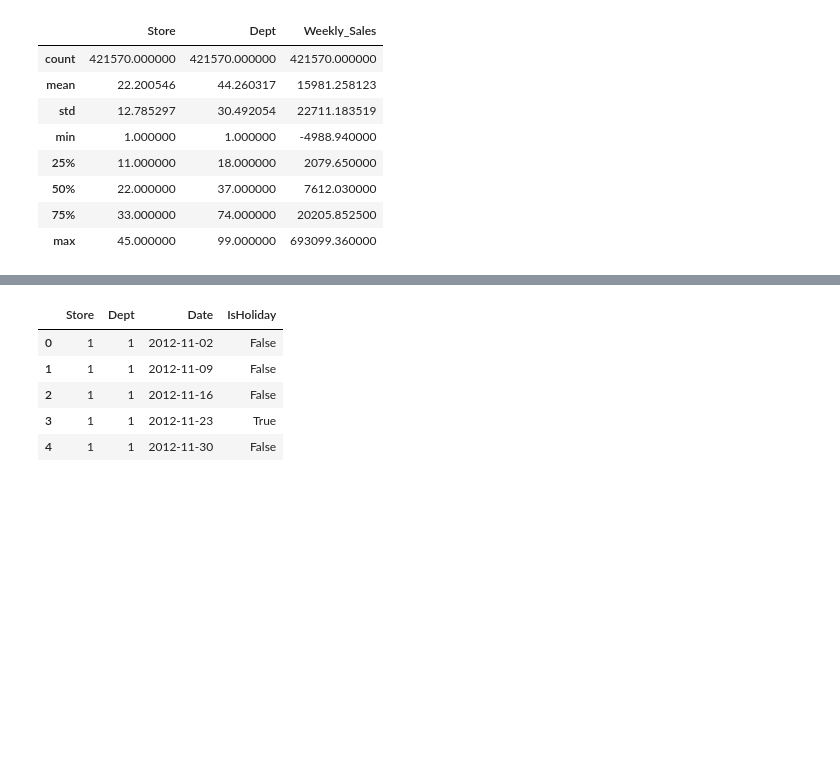
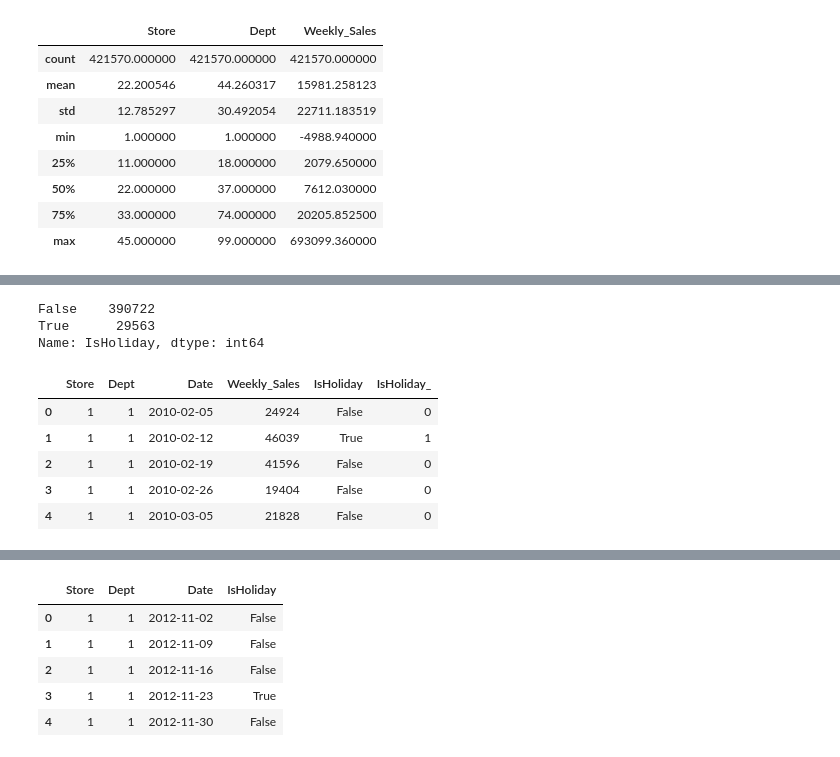
Before and after one commit to SamNijin/Walmart-Data-Analysis-Visualization, a Jupyter notebook: Walmart-Data-Analysis-Visualization.ipynb, the cells around one changed output, grey strips where cells are left out. Cells and saved outputs as stored; diff of their text form; code cells hidden in the pictures; blank space fills up the shorter version.

```diff
--- a/Walmart-Data-Analysis-Visualization.ipynb
+++ b/Walmart-Data-Analysis-Visualization.ipynb
@@ -65,0 +113,19 @@ plt.show()
+# %%
+train_df['IsHoliday'].value_counts()
+# %% [output]
+False    390722
+True      29563
+Name: IsHoliday, dtype: int64
+# %%
+# Encoding the column IsHoliday using LabelEncoder()
+
+label_encoder = LabelEncoder()
+train_df['IsHoliday_'] = label_encoder.fit_transform(train_df['IsHoliday'])
+train_df.head()
+# %% [output]
+|  | Store | Dept | Date | Weekly_Sales | IsHoliday | IsHoliday_ |
+| 0 | 1 | 1 | 2010-02-05 | 24924 | False | 0 |
+| 1 | 1 | 1 | 2010-02-12 | 46039 | True | 1 |
+| 2 | 1 | 1 | 2010-02-19 | 41596 | False | 0 |
+| 3 | 1 | 1 | 2010-02-26 | 19404 | False | 0 |
+| 4 | 1 | 1 | 2010-03-05 | 21828 | False | 0 |
```
Also changed, not shown: parts of 18 cells of this notebook.
